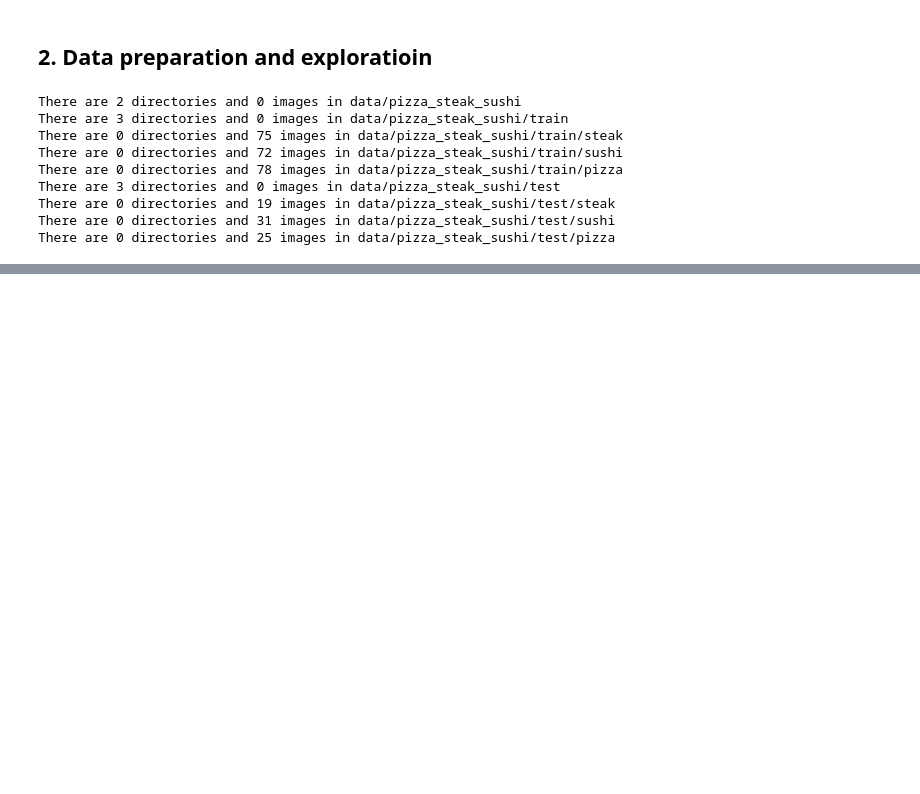
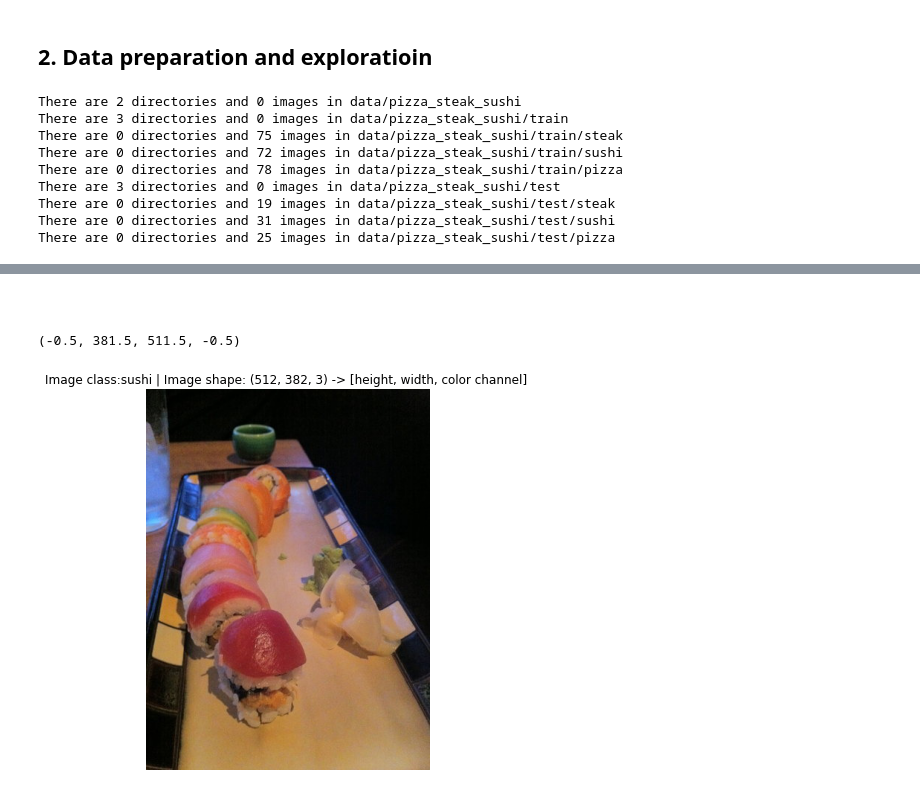
Before and after one commit to kay-squared/PyTorchLearn, a Jupyter notebook: 04_pytorch_CustomDatasets_video.ipynb, the cells around one changed output, grey strips where cells are left out. Saved outputs shown, nothing was run; the diff lists cells and outputs as text; code cells hidden in the pictures; blank space fills up the shorter version.

```diff
--- a/04_pytorch_CustomDatasets_video.ipynb
+++ b/04_pytorch_CustomDatasets_video.ipynb
@@ -89,0 +138,19 @@ test_dir = image_path / "test"
+# %% [markdown]
+#
+# %%
+import matplotlib.pyplot as plt
+import numpy as np
+
+# to plot with matplotlib, need to convert to numpy array
+img_as_array = np.asarray(img)
+plt.figure(figsize=(10,7))
+
+plt.imshow(img_as_array)
+plt.title(f"Image class:{image_class} | Image shape: {img_as_array.shape} -> [height, width, color channel] ")
+plt.axis(False)
+
+
+# not that PIL has color channel last!!! unlike pytorch
+# %% [output]
+(-0.5, 381.5, 511.5, -0.5)
+[figure, added]
```
Also changed, not shown: parts of 4 cells of this notebook.
